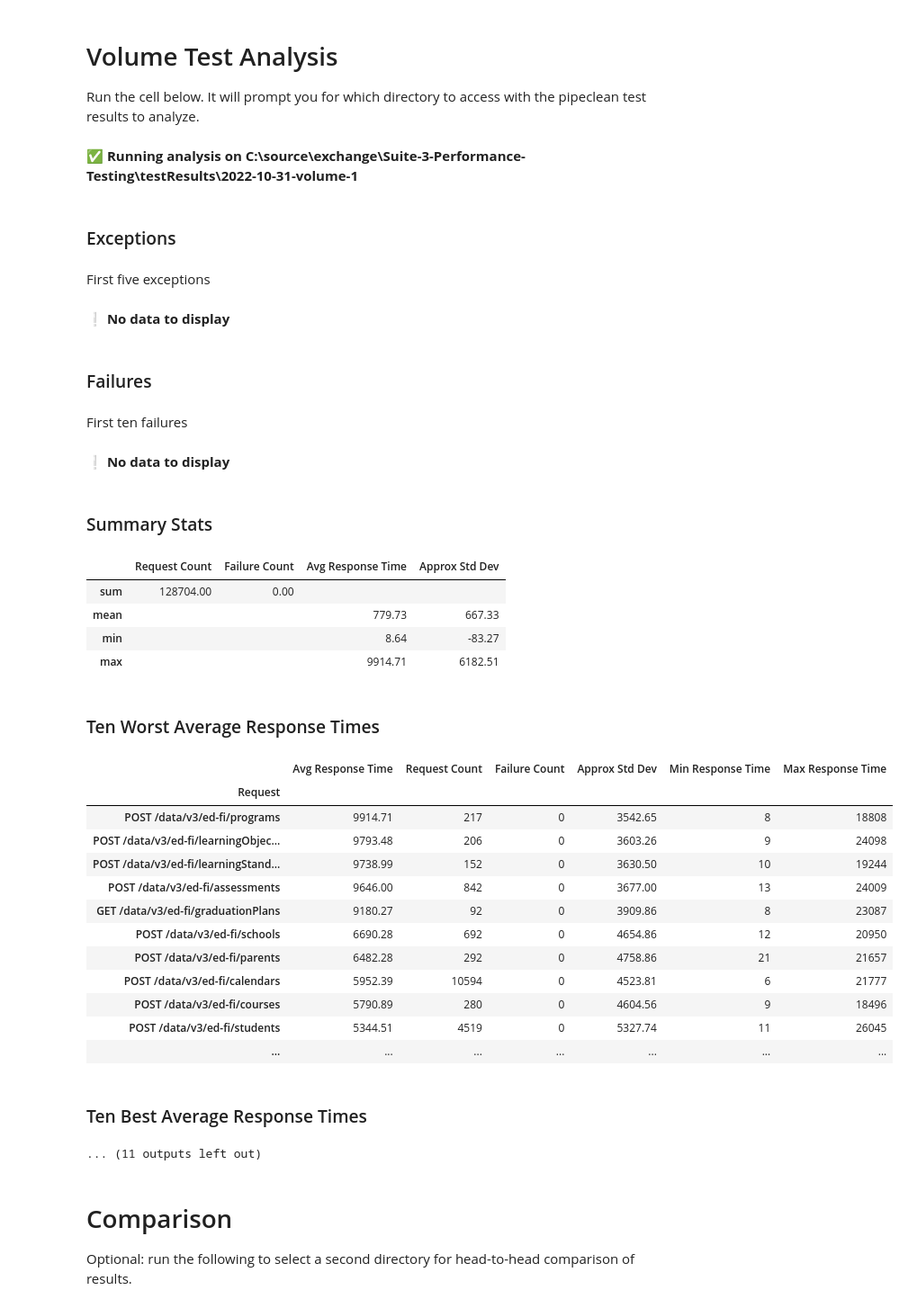
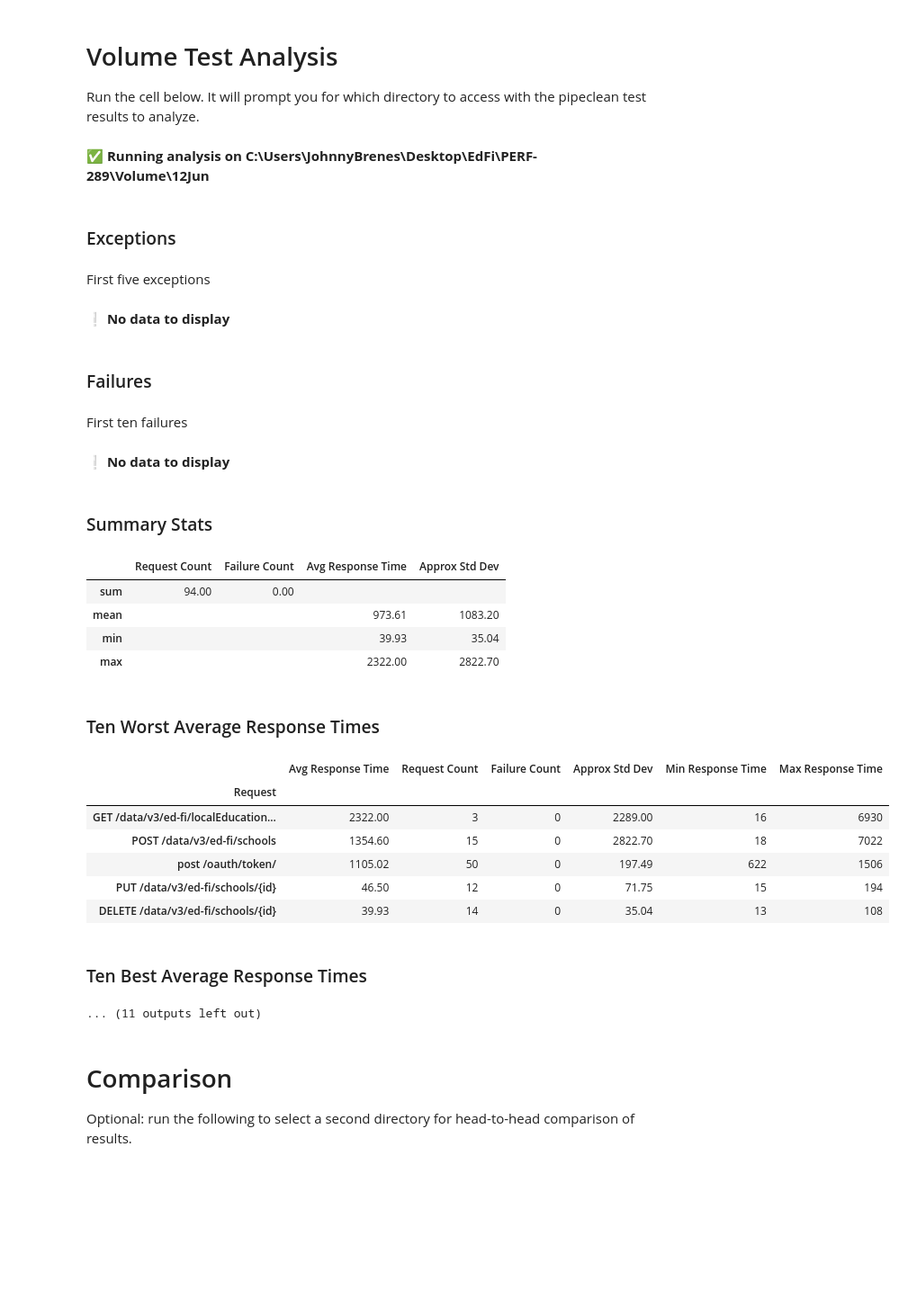
Before and after one commit to Ed-Fi-Exchange-OSS/Suite-3-Performance-Testing, a Jupyter notebook: src/perf-test-analyis/Volume Test Analysis.ipynb, the cells around one changed output. Shown at 90% size. Saved outputs shown, nothing was run; the diff lists cells and outputs as text; code cells hidden in the pictures; blank space fills up the shorter version.

```diff
--- a/src/perf-test-analyis/Volume Test Analysis.ipynb
+++ b/src/perf-test-analyis/Volume Test Analysis.ipynb
@@ -4,35 +4,30 @@
 Run the cell below. It will prompt you for which directory to access with the pipeclean test results to analyze.
 # %%
 from edfi_perf_test_analysis.volume import run_analysis, run_comparison
+def_dir = r""
 results_dir, df_stats = run_analysis()
 # %% [output]
-✅ **Running analysis on C:\source\exchange\Suite-3-Performance-Testing\testResults\2022-10-31-volume-1**
+✅ **Running analysis on C:\Users\JohnnyBrenes\Desktop\EdFi\PERF-289\Volume\12Jun**
 ### Exceptions
 First five exceptions
 ❕ **No data to display**
 ### Failures
 First ten failures
 ❕ **No data to display**
 ### Summary Stats
 |  | Request Count | Failure Count | Avg Response Time | Approx Std Dev |
-| sum | 128704.00 | 0.00 |  |  |
-| mean |  |  | 779.73 | 667.33 |
-| min |  |  | 8.64 | -83.27 |
-| max |  |  | 9914.71 | 6182.51 |
+| sum | 94.00 | 0.00 |  |  |
+| mean |  |  | 973.61 | 1083.20 |
+| min |  |  | 39.93 | 35.04 |
+| max |  |  | 2322.00 | 2822.70 |
 ### Ten Worst Average Response Times
 |  | Avg Response Time | Request Count | Failure Count | Approx Std Dev | Min Response Time | Max Response Time |
 | Request |  |  |  |  |  |  |
-| POST /data/v3/ed-fi/programs | 9914.71 | 217 | 0 | 3542.65 | 8 | 18808 |
-| POST /data/v3/ed-fi/learningObjec... | 9793.48 | 206 | 0 | 3603.26 | 9 | 24098 |
-| POST /data/v3/ed-fi/learningStand... | 9738.99 | 152 | 0 | 3630.50 | 10 | 19244 |
-| POST /data/v3/ed-fi/assessments | 9646.00 | 842 | 0 | 3677.00 | 13 | 24009 |
-| GET /data/v3/ed-fi/graduationPlans | 9180.27 | 92 | 0 | 3909.86 | 8 | 23087 |
-| POST /data/v3/ed-fi/schools | 6690.28 | 692 | 0 | 4654.86 | 12 | 20950 |
-| POST /data/v3/ed-fi/parents | 6482.28 | 292 | 0 | 4758.86 | 21 | 21657 |
-| POST /data/v3/ed-fi/calendars | 5952.39 | 10594 | 0 | 4523.81 | 6 | 21777 |
-| POST /data/v3/ed-fi/courses | 5790.89 | 280 | 0 | 4604.56 | 9 | 18496 |
-| POST /data/v3/ed-fi/students | 5344.51 | 4519 | 0 | 5327.74 | 11 | 26045 |
-| ... | ... | ... | ... | ... | ... | ... |
+| GET /data/v3/ed-fi/localEducation... | 2322.00 | 3 | 0 | 2289.00 | 16 | 6930 |
+| POST /data/v3/ed-fi/schools | 1354.60 | 15 | 0 | 2822.70 | 18 | 7022 |
+| post /oauth/token/ | 1105.02 | 50 | 0 | 197.49 | 622 | 1506 |
+| PUT /data/v3/ed-fi/schools/{id} | 46.50 | 12 | 0 | 71.75 | 15 | 194 |
+| DELETE /data/v3/ed-fi/schools/{id} | 39.93 | 14 | 0 | 35.04 | 13 | 108 |
 ### Ten Best Average Response Times
 ... (11 outputs left out)
 # %% [markdown]
```
Also changed, not shown: parts of 1 cell of this notebook, 2 other files.
